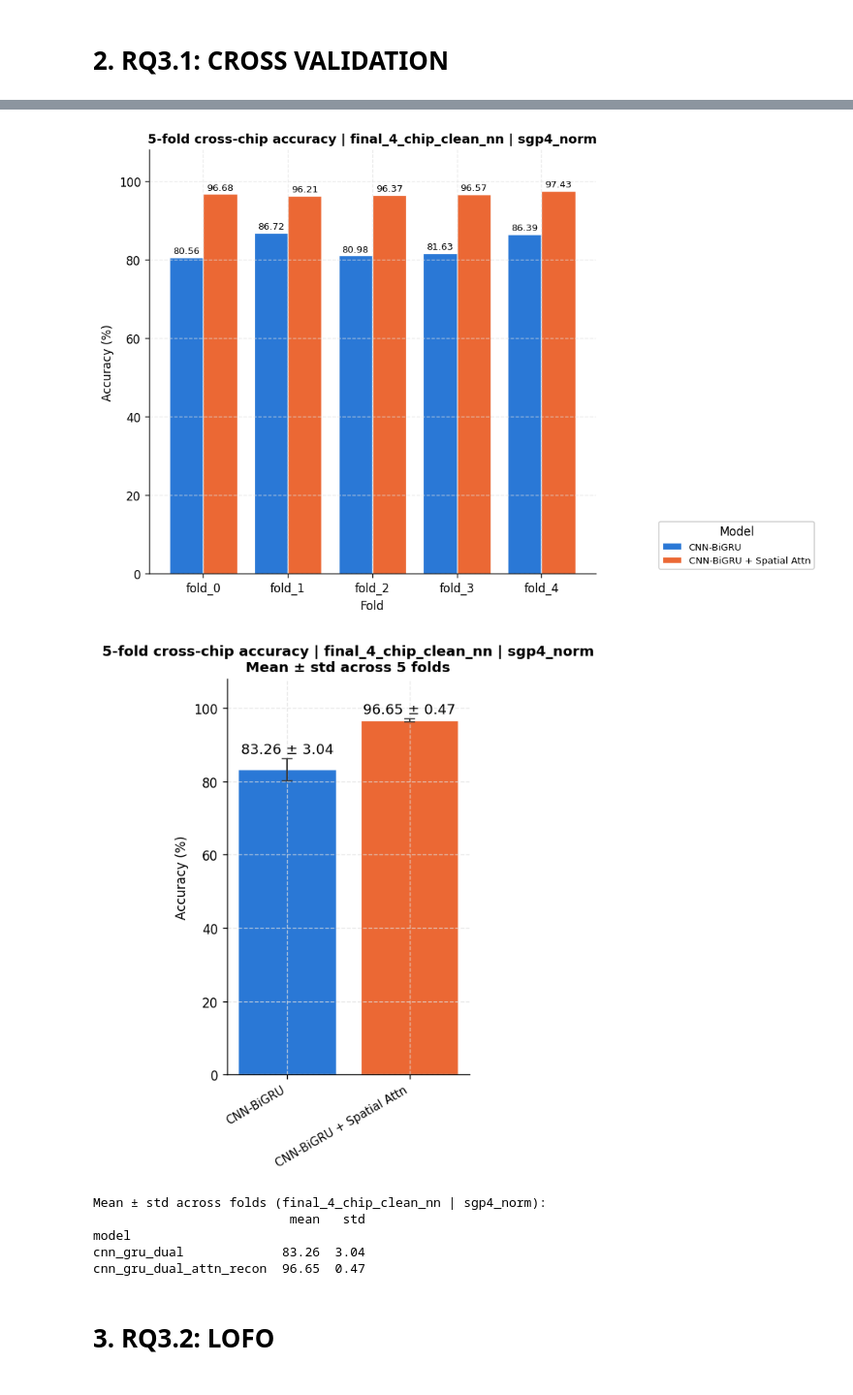
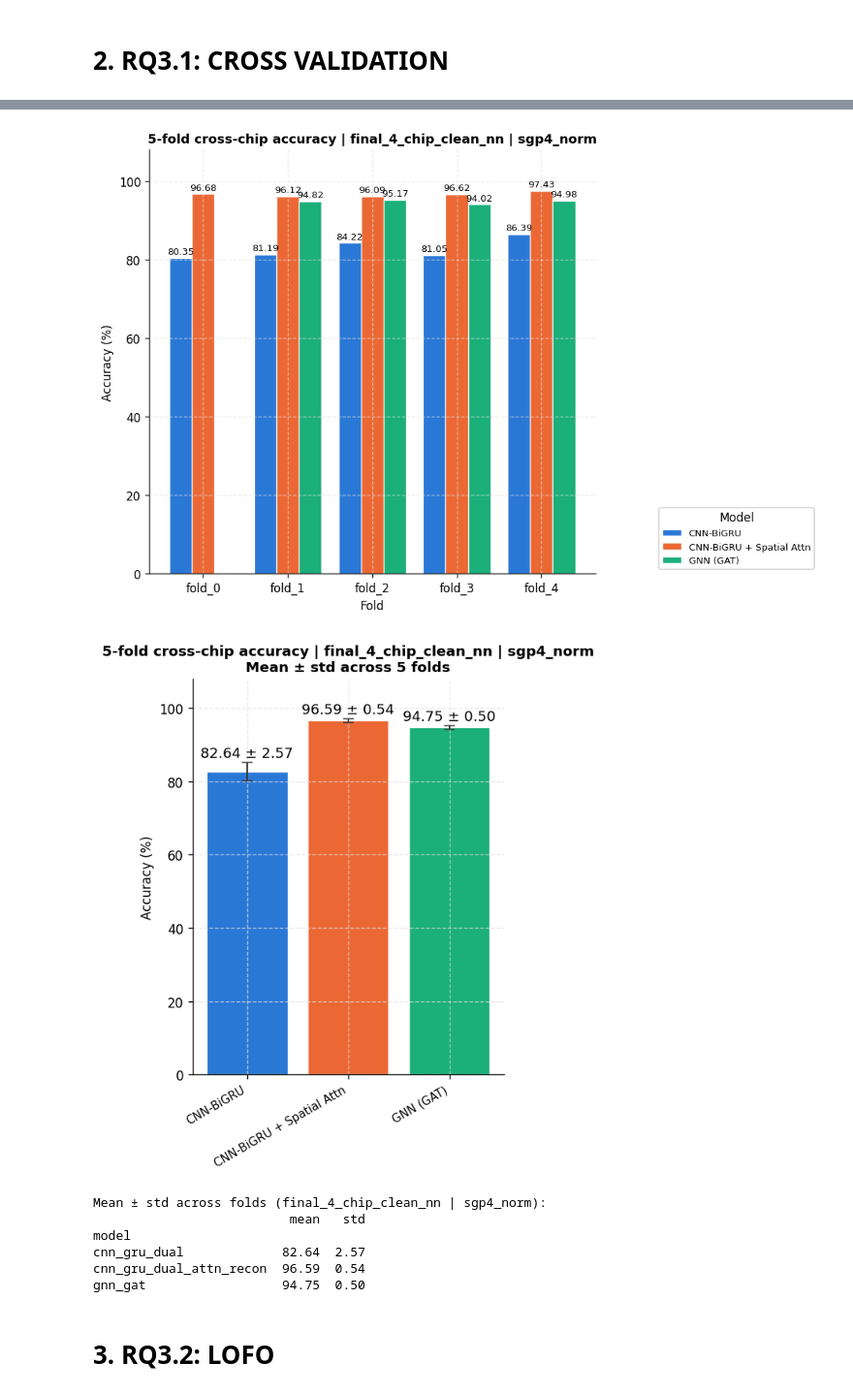
Before and after one commit to kautsarg/POC_DDM, a Jupyter notebook: gk_code/main/notebooks/0_final_result_comparison.ipynb, the cells around one changed output, grey strips where cells are left out. Shown at 97% size. Cells and saved outputs as stored; diff of their text form; code cells hidden in the pictures.

```diff
--- a/gk_code/main/notebooks/0_final_result_comparison.ipynb
+++ b/gk_code/main/notebooks/0_final_result_comparison.ipynb
@@ -170,6 +170,10 @@ FAMILY_LABELS = {
 
     'cnn_gru_dual_cosine_recon': 'CNN-BiGRU + Cosine Recon',
     'ccgd_arch_poc_st': 'CCGD-ST',
+    'gnn_gat': 'GNN (GAT)',
+    'gnn_gat_dann': 'GNN (GAT)\n+ DANN',
+    'gnn_gat_coral': 'GNN (GAT)\n+ CORAL',
+    'gnn_gat_supcon3': 'GNN (GAT)\n+ Contrastive Loss',
 
 }
 SC_LABELS   = {0: 'SC0', 1: 'SC1', 2: 'SC2', 3: 'SC3'}
@@ -483,6 +669,8 @@ def load_cv_results(group_name, curve_type):
     print(legacy_path)
     return b06.load_partitioned(group_dir, CV_MODE_STR, curve_type, legacy_path=legacy_path)
 # %%
+CV_MODELS = MODELS + ['gnn_gat']
+
 def load_cv_accuracy(group_indices=None):
     if group_indices is not None:
         groups = [list(config.CROSS_DATASET_GROUPS)[i] for i in group_indices]
@@ -502,14 +690,14 @@ def load_cv_accuracy(group_indices=None):
                 res_entry = lofo_results[fold].get(CV_FILTER)
                 if res_entry is None:
                     continue
-                for model in MODELS:
+                for model in CV_MODELS:
                     preds_key = config.MODEL_KEY_MAP.get(model, (None,))[0]
                     if preds_key is None or preds_key not in res_entry:
                         continue
                     y_true = np.concatenate(res_entry["y_trues_"])
                     y_pred = np.concatenate(res_entry[preds_key])
                     rows.append(dict(group=group_name, curve_type=CV_CURVE_SHORT.get(curve_type, curve_type),
-                                     fold=fold, model=model, family=MODEL_TO_FAMILY[model],
+                                     fold=fold, model=model, family=MODEL_TO_FAMILY.get(model, model),
                                      accuracy=accuracy_score(y_true, y_pred) * 100,
                                      n_test=len(y_true)))
     return pd.DataFrame(rows)
@@ -637,22 +827,23 @@ def plot_grouped_bar_by_model(df, x_col, x_order, models, model_labels,
 # %%
 %matplotlib inline
 
 for (group_name, curve_type), sub in cv_df.groupby(['group', 'curve_type']):
     fold_labels = sorted(sub.fold.unique(), key=lambda s: int(s.split('_')[1]))
     stats = plot_grouped_bar_by_model(
-        sub, x_col='fold', x_order=fold_labels, models=MODELS, model_labels=FAMILY_LABELS,
+        sub, x_col='fold', x_order=fold_labels, models=CV_MODELS, model_labels=FAMILY_LABELS,
         xlabel='Fold', title=f'5-fold cross-chip accuracy | {group_name} | {curve_type}',
     )
     print(f"\nMean ± std across folds ({group_name} | {curve_type}):")
     print(stats.round(2))
 # %% [output]
-[figure, old version]
+[figure, new version]
-[figure, old version]
+[figure, new version]
 Mean ± std across folds (final_4_chip_clean_nn | sgp4_norm):
                           mean   std
 model
-cnn_gru_dual             83.26  3.04
-cnn_gru_dual_attn_recon  96.65  0.47
+cnn_gru_dual             82.64  2.57
+cnn_gru_dual_attn_recon  96.59  0.54
+gnn_gat                  94.75  0.50
 # %% [markdown]
 # 3. RQ3.2: LOFO
 # %%
```
Also changed, not shown: parts of 17 cells of this notebook, 16 other files.
